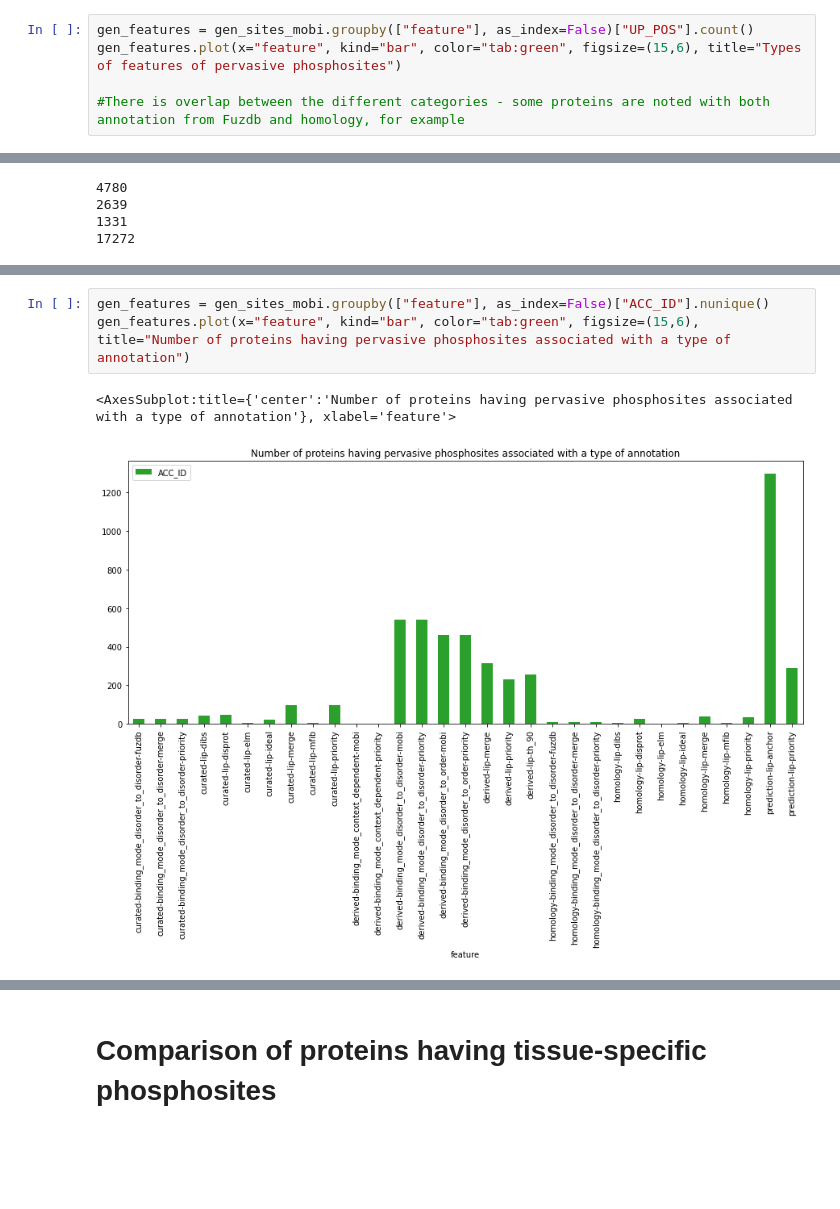
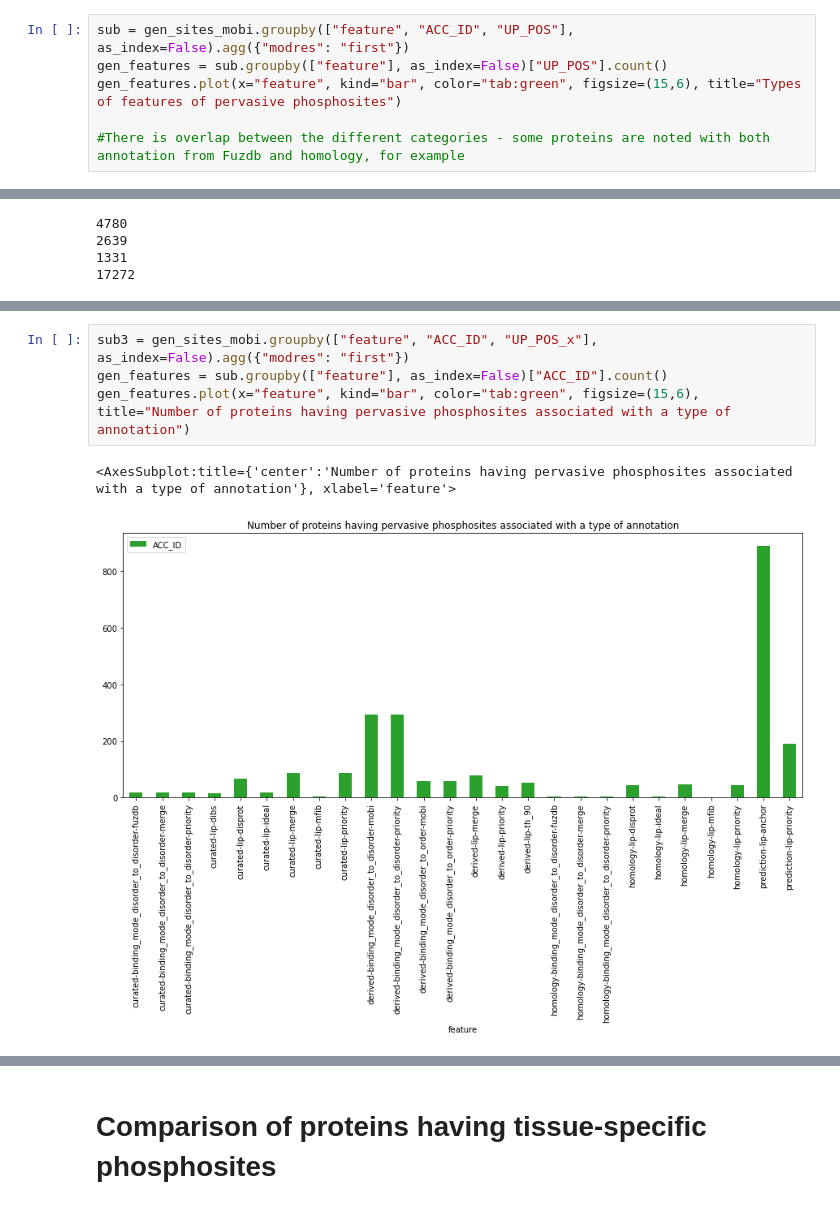
Before and after one commit to Hanne-Devos/Master_thesis, a Jupyter notebook: WP2/WP2 disordered regions from MobiDB on the phosphosite level.ipynb, the cells around one changed output, grey strips where cells are left out. Saved outputs shown, nothing was run; the diff lists cells and outputs as text; blank space fills up the shorter version.

```diff
--- a/WP2/WP2 disordered regions from MobiDB on the phosphosite level.ipynb
+++ b/WP2/WP2 disordered regions from MobiDB on the phosphosite level.ipynb
@@ -1017,7 +1031,8 @@ taspec_features.plot(x="feature", kind="bar", color="tab:orange", figsize=(15,6)
 <AxesSubplot:title={'center':'Types of features of tissue aspecific phosphosites'}, xlabel='feature'>
 [figure]
 # %%
-gen_features = gen_sites_mobi.groupby(["feature"], as_index=False)["UP_POS"].count()
+sub = gen_sites_mobi.groupby(["feature", "ACC_ID", "UP_POS"], as_index=False).agg({"modres": "first"})
+gen_features = sub.groupby(["feature"], as_index=False)["UP_POS"].count()
 gen_features.plot(x="feature", kind="bar", color="tab:green", figsize=(15,6), title="Types of features of pervasive phosphosites")
 
 #There is overlap between the different categories - some proteins are noted with both annotation from Fuzdb and homology, for example
@@ -1203,7 +1224,8 @@ taspec_features.plot(x="feature", kind="bar", color="tab:orange", figsize=(15,6)
 # %%
-gen_features = gen_sites_mobi.groupby(["feature"], as_index=False)["ACC_ID"].nunique()
+sub3 = gen_sites_mobi.groupby(["feature", "ACC_ID", "UP_POS_x"], as_index=False).agg({"modres": "first"})
+gen_features = sub.groupby(["feature"], as_index=False)["ACC_ID"].count()
 gen_features.plot(x="feature", kind="bar", color="tab:green", figsize=(15,6), title="Number of proteins having pervasive phosphosites associated with a type of annotation")
 # %% [output]
 <AxesSubplot:title={'center':'Number of proteins having pervasive phosphosites associated with a type of annotation'}, xlabel='feature'>
-[figure, old version]
+[figure, new version]
 # %%
```
Also changed, not shown: parts of 16 cells of this notebook.
